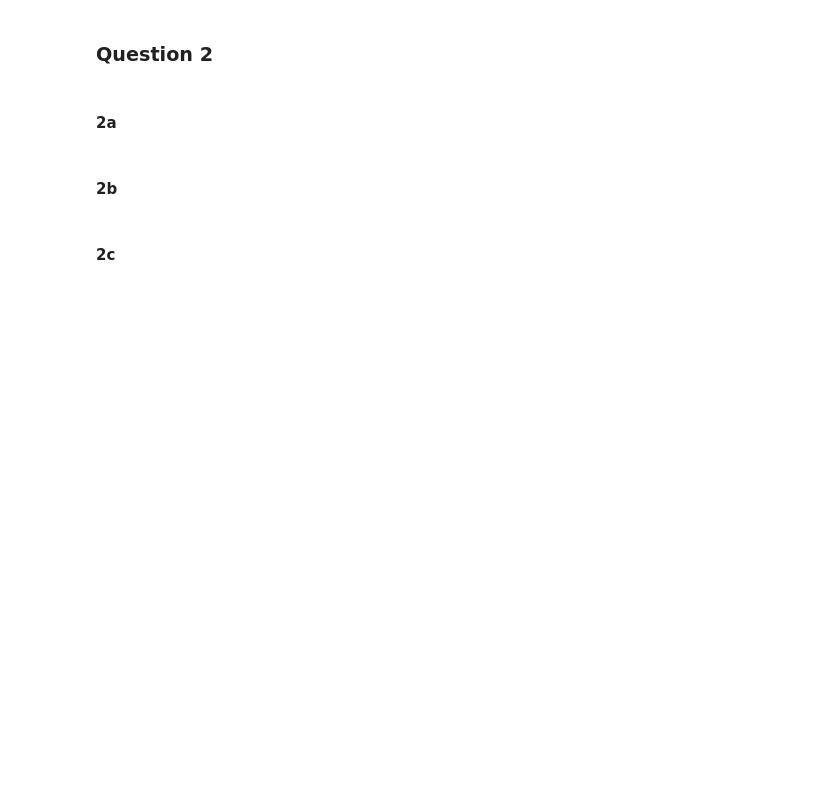
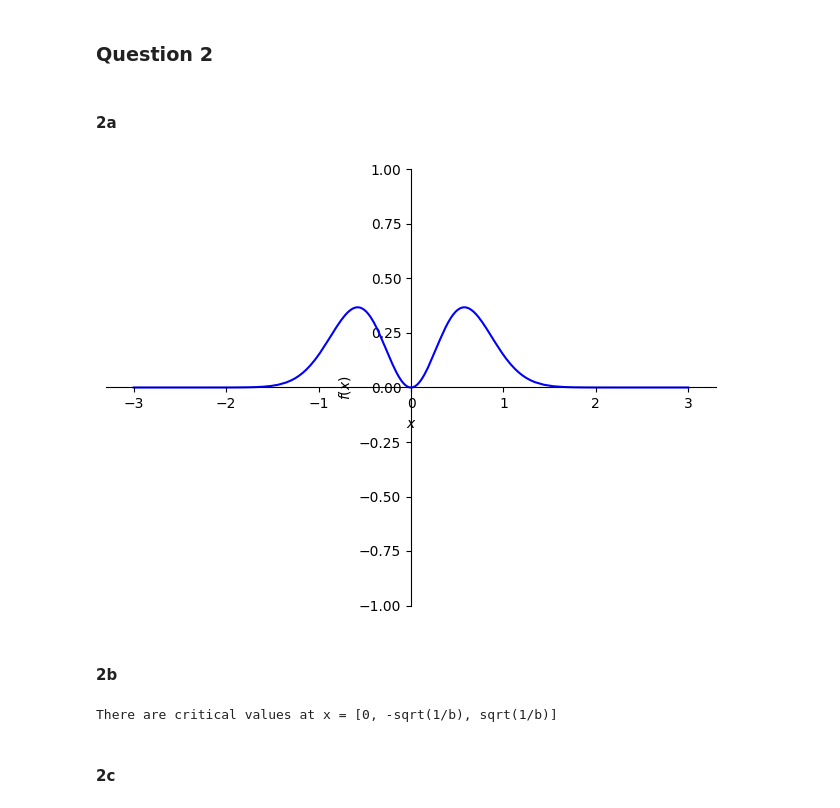
Before and after one commit to Juicestus/coursework, a Jupyter notebook: MATH-151/Lab8temp_151_24C.ipynb, the cells around one changed output. Cells and saved outputs as stored; diff of their text form; code cells hidden in the pictures; blank space fills up the shorter version.

```diff
--- a/MATH-151/Lab8temp_151_24C.ipynb
+++ b/MATH-151/Lab8temp_151_24C.ipynb
@@ -134,11 +134,23 @@ sp.plot(f, xlim=[-4, 4], ylim=[-1, 6])
 # %% [markdown]
 #### 2a
 # %%
-# Enter your code here.
+x, b = sp.symbols('x b')
+
+g = b*x**2*sp.E**(-b*x**2)
+for i in range(-3, 4):
+  g_sub = g.subs({b: i})
+  p = plot(g_sub, (x, -3, 3), ylim=[-1, 1], line_color = 'blue', show=False)
+p.show()
+# %% [output]
+[figure, added]
 # %% [markdown]
 #### 2b
 # %%
-# Enter your code here.
+gprime = sp.diff(g, x)
+cval = sp.solve(gprime, x)
+print('There are critical values at x =', cval)
+# %% [output]
+There are critical values at x = [0, -sqrt(1/b), sqrt(1/b)]
 # %% [markdown]
 #### 2c
 # %%
```
Also changed, not shown: parts of 6 cells of this notebook, 1 other file.
